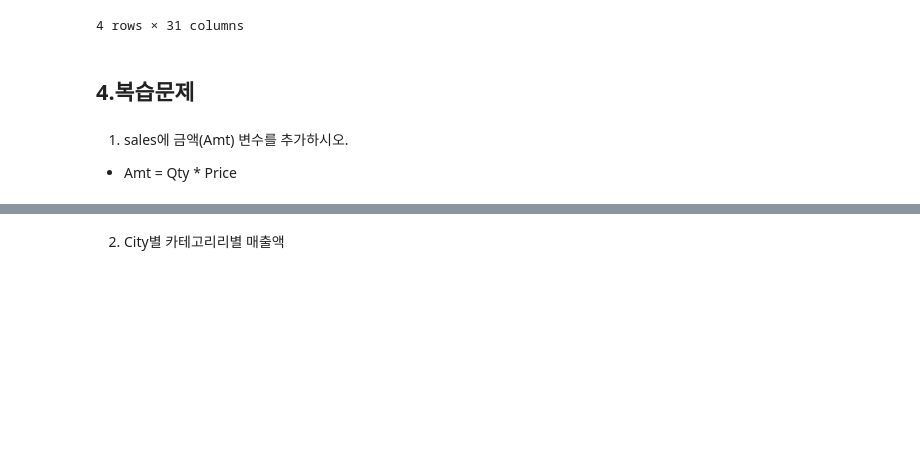
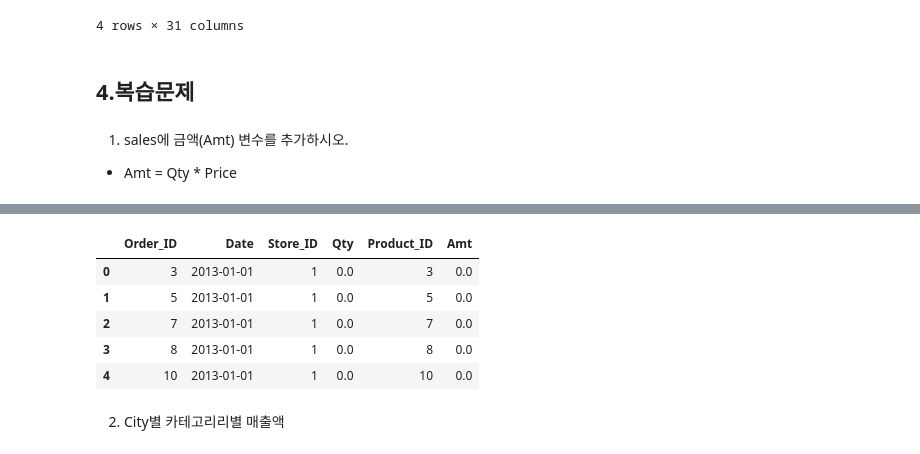
Before and after one commit to junseyeon/Python, a Jupyter notebook: 2023.08.14_data-preprocessing/chapter 02. 데이터프레임 결합.ipynb, the cells around one changed output, grey strips where cells are left out. Saved outputs shown, nothing was run; the diff lists cells and outputs as text; code cells hidden in the pictures; blank space fills up the shorter version.

```diff
--- a/2023.08.14_data-preprocessing/chapter 02. 데이터프레임 결합.ipynb
+++ b/2023.08.14_data-preprocessing/chapter 02. 데이터프레임 결합.ipynb
@@ -382,2 +430,13 @@ stores = pd.read_csv("https://raw.githubusercontent.com/DA4BAM/dataset/master/ts
+# %%
+sales['Amt']= sales['Qty'] * products['Price']
+# %%
+sales.head()
+# %% [output]
+|  | Order_ID | Date | Store_ID | Qty | Product_ID | Amt |
+| 0 | 3 | 2013-01-01 | 1 | 0.0 | 3 | 0.0 |
+| 1 | 5 | 2013-01-01 | 1 | 0.0 | 5 | 0.0 |
+| 2 | 7 | 2013-01-01 | 1 | 0.0 | 7 | 0.0 |
+| 3 | 8 | 2013-01-01 | 1 | 0.0 | 8 | 0.0 |
+| 4 | 10 | 2013-01-01 | 1 | 0.0 | 10 | 0.0 |
 # %% [markdown]
 2) City별 카테고리리별 매출액
```
Also changed, not shown: parts of 10 cells of this notebook, 26 other files.
